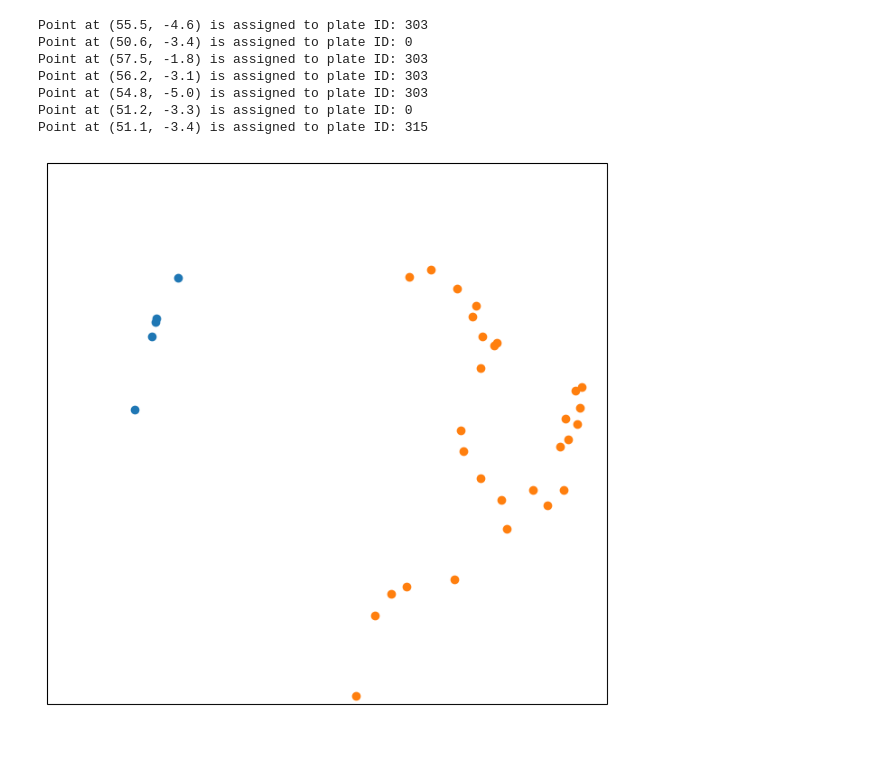
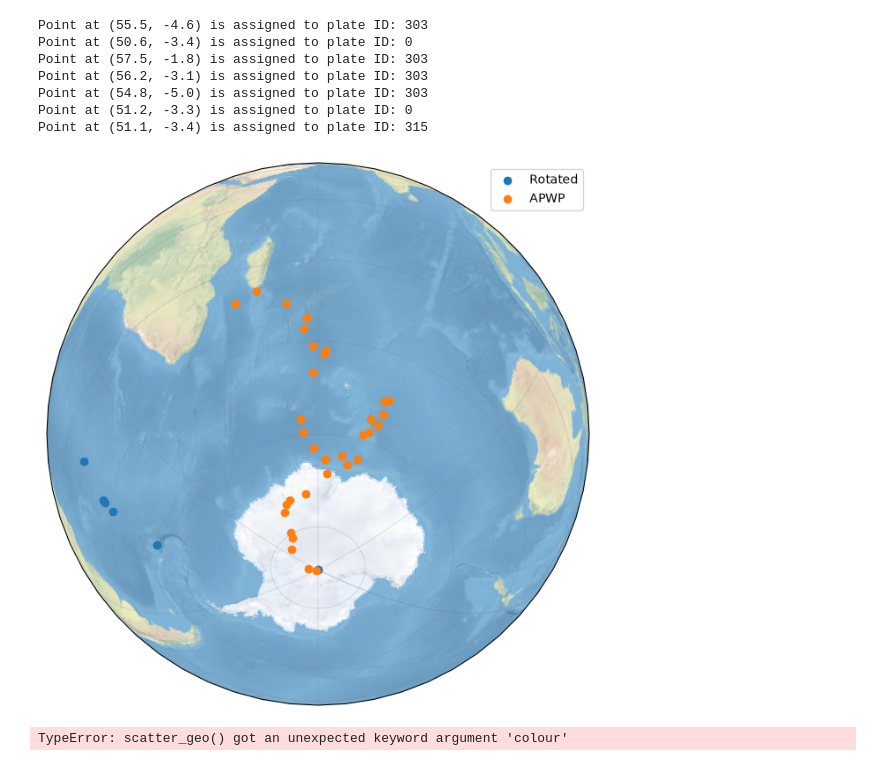
Before and after one commit to SeveralLargeRocks/PMAGpythonRotation, a Jupyter notebook: plate_circuit_analysis/Plate_Circuit_Segmenter_With_Bram_Code.ipynb, the cells around one changed output. Saved outputs shown, nothing was run; the diff lists cells and outputs as text; code cells hidden in the pictures.

```diff
--- a/plate_circuit_analysis/Plate_Circuit_Segmenter_With_Bram_Code.ipynb
+++ b/plate_circuit_analysis/Plate_Circuit_Segmenter_With_Bram_Code.ipynb
@@ -77,24 +78,29 @@ for i in range(len(df)):
 # %%
 APWP = pd.read_excel(r"C:\Users\Usuario\Documents\PMAGpythonRotation\data\Global_APWP_Vaes_et_al_2023.xlsx", header=[0, 1])
 APWP_lat = APWP['South Africa']['Latitude']
 APWP_lon = APWP['South Africa']['Longitude']
 
 ref_lons = [p[0] for p in ref_poles]
 ref_lats = [p[1] for p in ref_poles]
 
 fig = plt.figure(figsize=(8, 8))
 
-#ax = plt.axes(projection=ccrs.Orthographic(60,-60))
 
-ax = plt.axes(projection=ccrs.Mercator(central_longitude=100, max_latitude=0))
+ax = plt.axes(projection=ccrs.Orthographic(60,-60))
+ax.set_global()
+# ax = plt.axes(projection=ccrs.Mercator(central_longitude=100, max_latitude=0))
 
 ax.scatter(ref_lons, ref_lats, transform=ccrs.Geodetic(), label="Rotated")
+
+ax.stock_img()          # bundled raster image — no download
+
+ax.gridlines(draw_labels=False, linewidth=0.3, color='gray', alpha=0.5)
 
 #ax.scatter(calculated_lons, calculated_lats, transform=ccrs.Geodetic(), label="Calculated")
 #ax.scatter(180-orig_lons, -orig_lats, transform=ccrs.Geodetic(), label="Original")
 ax.scatter(APWP_lon, APWP_lat, transform=ccrs.Geodetic(), label="APWP")
-# ax.legend()
+ax.legend()
 
 plt.show()
 # %% [output]
-[figure, old version]
+[figure, new version]
@@ -115,0 +155,23 @@ print("Direction 2:", rotated_2.to_lat_lon())
+# %%
+import plotly.express as px
+
+fig = px.scatter_geo(
+    ref_poles_df,
+    lon='ref_lon', lat='ref_lat',
+    hover_name='name',
+    hover_data=['age', 'plate_id', 'EP_lon', 'EP_lat', 'EP_angle'],
+    projection='orthographic',
+)
+
+ax.scatter(APWP_lon, APWP_lat, transform=ccrs.Geodetic(), label="APWP")
+
+fig =px.scatter_geo(
+    APWP,
+    lon=APWP['South Africa']['Longitude'], lat=APWP['South Africa']['Latitude'],
+    projection='orthographic'
+)
+fig.update_layout(geo=dict(showland=True, landcolor='lightgray',
+                           showocean=True, oceancolor='lightblue'))
+fig.show()
+# %% [output]
+TypeError: scatter_geo() got an unexpected keyword argument 'colour'
```
Also changed, not shown: parts of 5 cells of this notebook, 18 other files.
